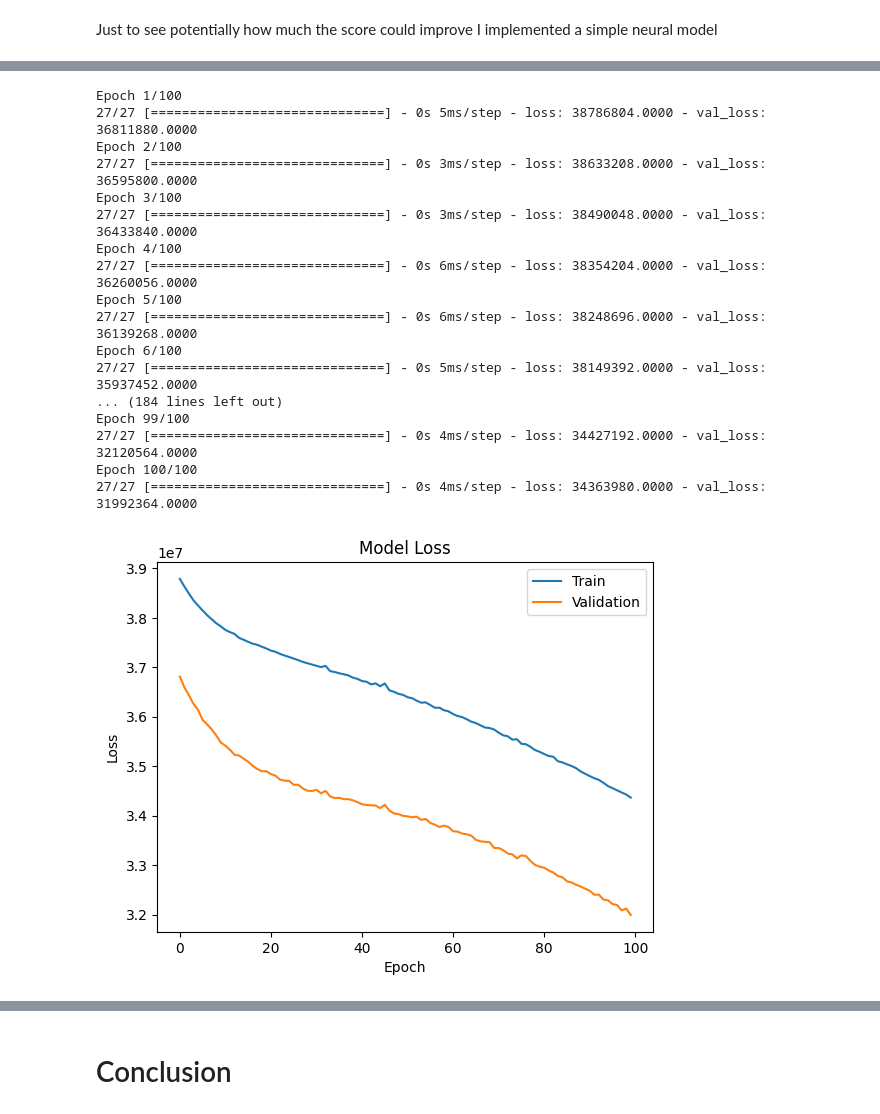
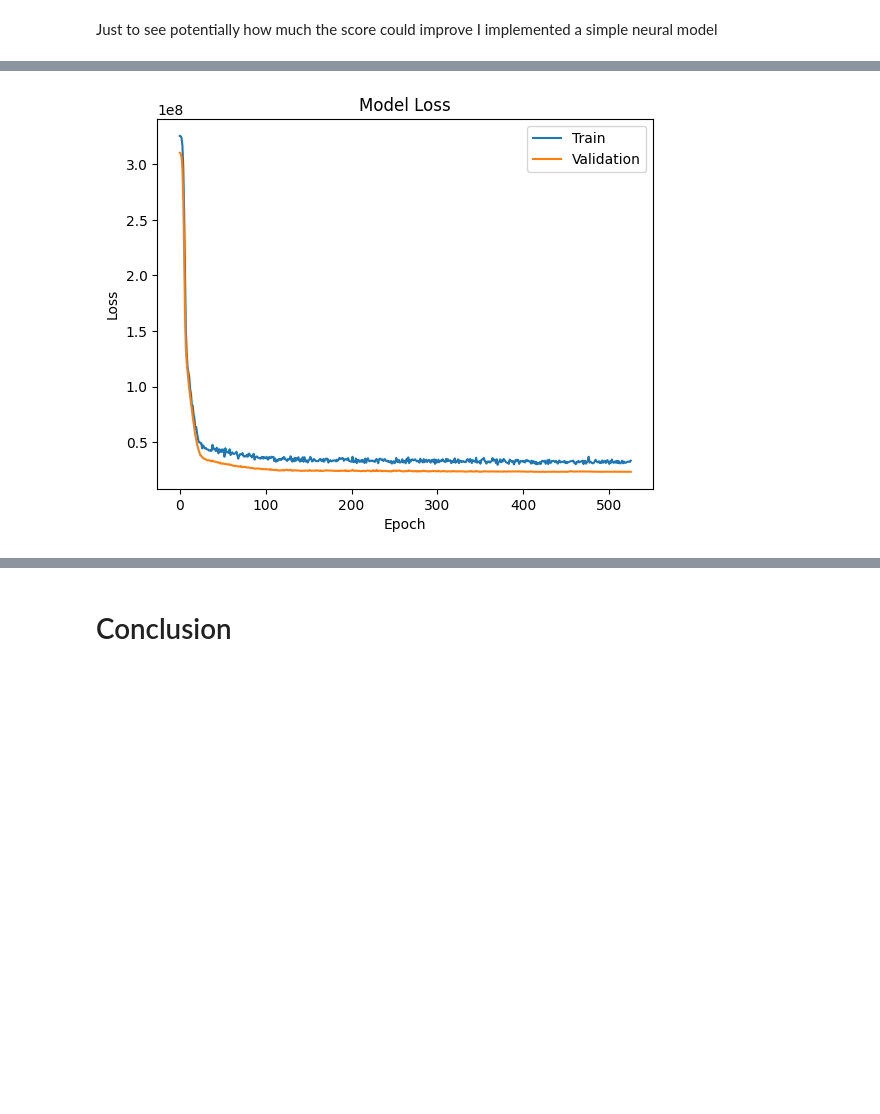
Before and after one commit to SofiaFormenti/Machine-Learning-Project, a Jupyter notebook: Project.ipynb, the cells around one changed output, grey strips where cells are left out. Saved outputs shown, nothing was run; the diff lists cells and outputs as text; code cells hidden in the pictures; blank space fills up the shorter version.

```diff
--- a/Project.ipynb
+++ b/Project.ipynb
@@ -1129,22 +911,39 @@ X_transformed = final_transformation.fit_transform(X)
 # split the data into training and testing sets
 X_train, X_test, y_train, y_test = train_test_split(X_transformed, y, test_size=0.2, random_state=42)
 
-# neural network model
-model = Sequential()
-model.add(Dense(64, input_dim=X_train.shape[1], activation='relu'))
-model.add(Dense(32, activation='relu'))
-model.add(Dense(1, activation='linear'))
+model = Sequential([
+    Dense(128, input_dim=X_train.shape[1], activation='relu', kernel_regularizer=l2(0.001)),
+    Dropout(0.3),
+    Dense(64, activation='relu', kernel_regularizer=l2(0.001)),
+    Dropout(0.3),
+    Dense(32, activation='relu', kernel_regularizer=l2(0.001)),
+    Dropout(0.2),
+    Dense(1, activation='linear')
+])
 
-# compile model
-model.compile(optimizer='adam', loss='mean_squared_error')
+# Compile
+model.compile(optimizer=Adam(learning_rate=0.001),
+              loss='mean_squared_error',
+              metrics=['mae'])
 
-# train
-model.fit(X_train, y_train, epochs=100, batch_size=32, validation_split=0.2)
+# Callbacks
+early_stop = EarlyStopping(monitor='val_loss', patience=100, restore_best_weights=True)
+reduce_lr = ReduceLROnPlateau(monitor='val_loss', factor=0.5, patience=30, min_lr=1e-7)
 
-# predict
+# Train
+history = model.fit(X_train, y_train,
+                    epochs=10000,
+                    batch_size=32,
+                    validation_split=0.2,
+                    callbacks=[early_stop, reduce_lr],
+                    verbose=1)
+
+# Predict
 y_pred = model.predict(X_test)
 
-# evaluate using R² score
+# Evaluate
 r2 = r2_score(y_test, y_pred)
-print(f'R² Score: {r2}')
+print(f'R² Score: {r2:.4f}')
+print(f'MAE: {mean_absolute_error(y_test, y_pred):.4f}')
+print(f'RMSE: {np.sqrt(mean_squared_error(y_test, y_pred)):.4f}')
 # %% [output]
@@ -1168,31 +968,11 @@ R² Score: 0.7714046389673936
 # %%
-# Train the model and store the history
-history = model.fit(X_train, y_train, epochs=100, batch_size=32, validation_split=0.2)
-
 # Plot training & validation loss values
 plt.plot(history.history['loss'])
 plt.plot(history.history['val_loss'])
 plt.title('Model Loss')
 plt.xlabel('Epoch')
 plt.ylabel('Loss')
 plt.legend(['Train', 'Validation'], loc='upper right')
 plt.show()
 # %% [output]
-Epoch 1/100
-27/27 [==============================] - 0s 5ms/step - loss: 38786804.0000 - val_loss: 36811880.0000
-Epoch 2/100
-27/27 [==============================] - 0s 3ms/step - loss: 38633208.0000 - val_loss: 36595800.0000
-Epoch 3/100
-27/27 [==============================] - 0s 3ms/step - loss: 38490048.0000 - val_loss: 36433840.0000
-Epoch 4/100
-27/27 [==============================] - 0s 6ms/step - loss: 38354204.0000 - val_loss: 36260056.0000
-Epoch 5/100
-27/27 [==============================] - 0s 6ms/step - loss: 38248696.0000 - val_loss: 36139268.0000
-Epoch 6/100
-27/27 [==============================] - 0s 5ms/step - loss: 38149392.0000 - val_loss: 35937452.0000
-... (184 lines left out)
-Epoch 99/100
-27/27 [==============================] - 0s 4ms/step - loss: 34427192.0000 - val_loss: 32120564.0000
-Epoch 100/100
-27/27 [==============================] - 0s 4ms/step - loss: 34363980.0000 - val_loss: 31992364.0000
-[figure, old version]
+[figure, new version]
```
Also changed, not shown: parts of 32 cells of this notebook.
